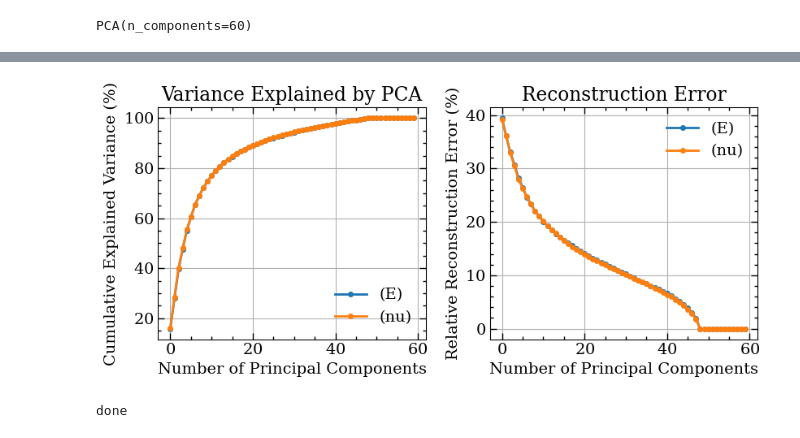
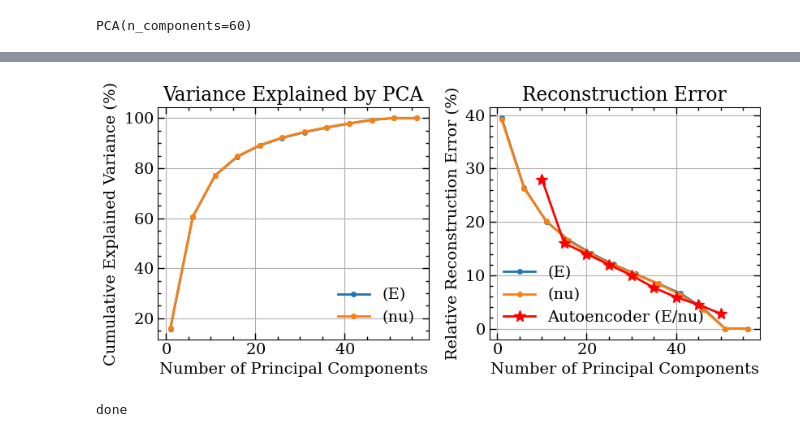
Before and after one commit to m-raj/microstructure-dependent-material-model, a Jupyter notebook: pca_analysis.ipynb, the cells around one changed output, grey strips where cells are left out. Cells and saved outputs as stored; diff of their text form; code cells hidden in the pictures.

```diff
--- a/pca_analysis.ipynb
+++ b/pca_analysis.ipynb
@@ -64,0 +64,4 @@ ae_E =
+# %%
+ae_dims = [10, 15, 20, 25, 30, 35, 40, 45, 50]
+E_test_rel_errors = [28, 16, 14, 12, 10, 7.7, 5.9, 4.5, 2.8]
+plt.plot(ae_dims, E_test_rel_errors, 'o-', label='Autoencoder')
@@ -65,25 +71,28 @@ ae_E =
 # %%
 plt.figure(figsize=(8.5,4))
+domain = np.arange(1, 61)
+step = 5
 plt.subplot(1,2,1)
-plt.plot(np.cumsum(pca_E.explained_variance_ratio_)*100, marker='o', label='(E)')
-plt.plot(np.cumsum(pca_nu.explained_variance_ratio_)*100, marker='o', label='(nu)')
+plt.plot(domain[::step], np.cumsum(pca_E.explained_variance_ratio_)[::step]*100, marker='o', label='(E)')
+plt.plot(domain[::step], np.cumsum(pca_nu.explained_variance_ratio_)[::step]*100, marker='o', label='(nu)')
 plt.legend()
 plt.xlabel('Number of Principal Components')
 plt.ylabel('Cumulative Explained Variance (%)')
 plt.title('Variance Explained by PCA')
 plt.grid(True)
 plt.subplot(1,2,2)
-plt.plot(rel_error_E*100, marker='o', label='(E)')
-plt.plot(rel_error_nu*100, marker='o', label='(nu)')
-plt.legend()
+plt.plot(domain[::step], rel_error_E[::step]*100, 'o-', label='(E)')
+plt.plot(domain[::step], rel_error_nu[::step]*100, 'o-', label='(nu)')
+plt.plot(ae_dims, E_test_rel_errors, '*-', label='Autoencoder (E/nu)', markersize=10, color='red', zorder=3)
+plt.legend(loc='lower left')
 plt.xlabel('Number of Principal Components')
 plt.ylabel('Relative Reconstruction Error (%)')
 plt.title('Reconstruction Error')
 plt.grid(True)
 plt.tight_layout()
 plt.savefig(f'{folder}/pca_analysis.pdf')
 # %% [output]
-[figure, old version]
+[figure, new version]
 # %%
 pca_encoder = PCAEncoder(501, pca_E.n_components_)
 # %%
```
Also changed, not shown: parts of 5 cells of this notebook, 1 other file.
